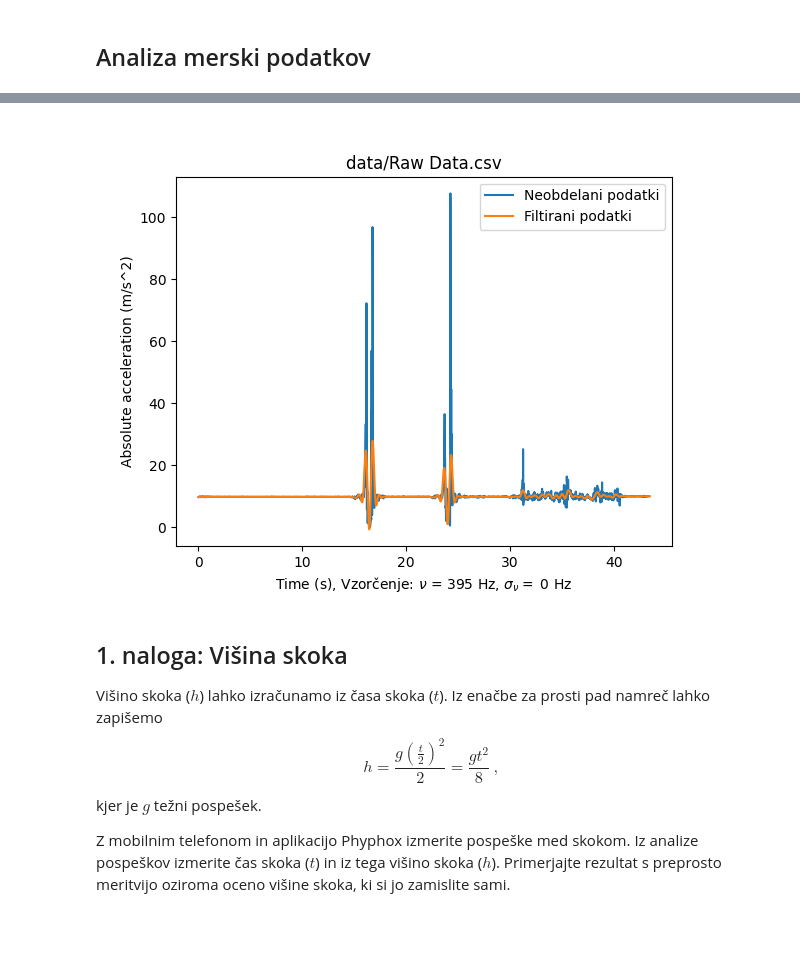
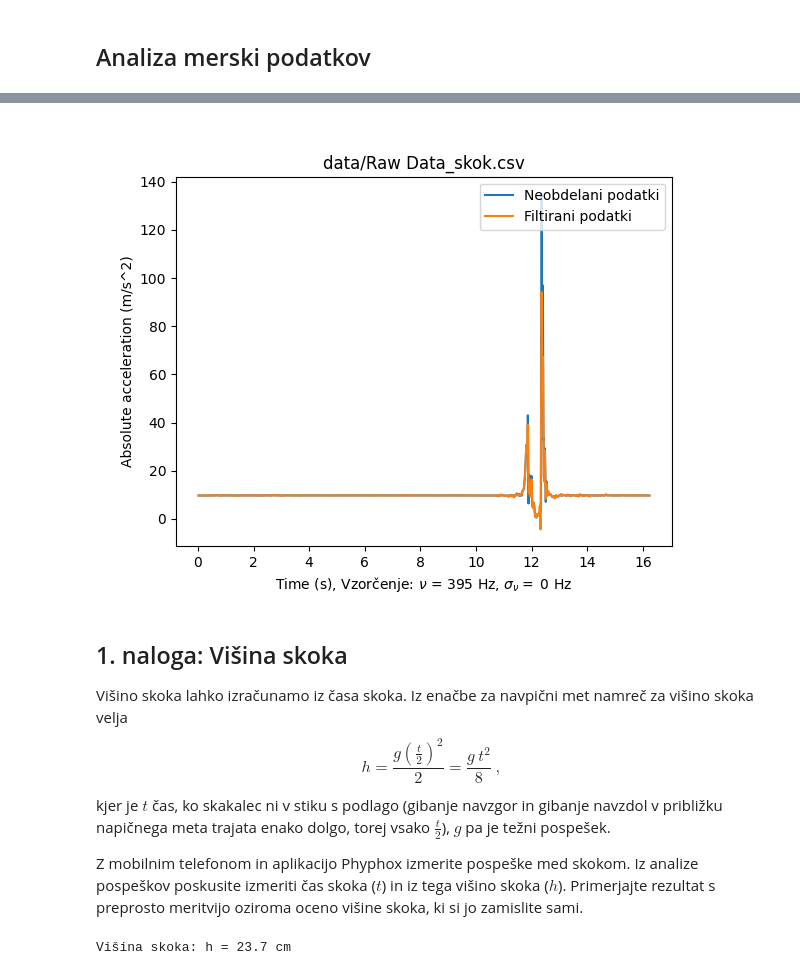
Before and after one commit to mihaf/bm, a Jupyter notebook: content/vajaBM1.ipynb, the cells around one changed output, grey strips where cells are left out. Drawn from its saved outputs; the diff is of its cells as text; code cells hidden in the pictures; blank space fills up the shorter version.

```diff
--- a/content/vajaBM1.ipynb
+++ b/content/vajaBM1.ipynb
@@ -78,7 +78,7 @@ Včasih je koristno merske podatke filtrirati. V biomehaniki to pogosto storimo
 # %% [markdown]
 ## Analiza merski podatkov
 # %%
-measurement = 'data/Raw Data.csv'
+measurement = 'data/Raw Data_skok.csv'
 print(f'Berem datoteko: \"{measurement}\"')
 pd.read_csv(measurement)
 # %% [output]
@@ -99,19 +99,19 @@ Berem datoteko: "data/Raw Data.csv"
 # %%
 # Izberi podatke za prikaz:
 ydataNo = 4 # Zaporedna številka stolpca za analizo
 Start = 0 # Začetek intervala [s]
 Interval = 0  # Dolžina intervala [s]. Izberi 0 za celoten interval.
 
 # Filtriranje signala z Butherworthovim filtrom (odreže visoke frekvence):
 order = 5 # Red filtra. Lahko pustite kar 5.
-CNr = 0.01 #  Poskusite 0.01 and 0.1. Izbira je možna v intervalu (0,1). CNr predstavlja f_crit/f_Nyquist filtra.
+CNr = 0.1 #  Poskusite 0.01 and 0.1. Izbira je možna v intervalu (0,1). CNr predstavlja f_crit/f_Nyquist filtra.
 AnalyzeSignal(pd.read_csv(measurement),ydataNo,order,CNr, Start,Interval)
 # %% [output]
-[figure, old version]
+[figure, new version]
 # %% [markdown]
 ## 1. naloga: Višina skoka
-Višino skoka ($h$) lahko izračunamo iz časa skoka ($t$). Iz enačbe za prosti pad namreč lahko zapišemo
-$$h = \frac{g \left(\frac{t}{2}\right)^2}{2} = \frac{g t^2}{8} \: ,$$
-kjer je $g$ težni pospešek.
+Višino skoka lahko izračunamo iz časa skoka. Iz enačbe za navpični met namreč za višino skoka velja
+$$h = \frac{g \left(\frac{t}{2}\right)^2}{2} = \frac{g\: t^2}{8} \: ,$$
+kjer je $t$ čas, ko skakalec ni v stiku s podlago (gibanje navzgor in gibanje navzdol v približku napičnega meta trajata enako dolgo, torej vsako $\frac{t}{2}$), $g$ pa je težni pospešek.
 
-Z mobilnim telefonom in aplikacijo Phyphox izmerite pospeške med skokom. Iz analize pospeškov izmerite čas skoka ($t$) in iz tega višino skoka ($h$). Primerjajte rezultat s preprosto meritvijo oziroma oceno višine skoka, ki si jo zamislite sami.
+Z mobilnim telefonom in aplikacijo Phyphox izmerite pospeške med skokom. Iz analize pospeškov poskusite izmeriti čas skoka ($t$) in iz tega višino skoka ($h$). Primerjajte rezultat s preprosto meritvijo oziroma oceno višine skoka, ki si jo zamislite sami.
@@ -118,2 +121,9 @@ Z mobilnim telefonom in aplikacijo Phyphox izmerite pospeške med skokom. Iz ana
+# %%
+t = td - to
+g = 9.81
+h=g*t**2/8
+print(f'Višina skoka: h = {h*100:.1f} cm')
+# %% [output]
+Višina skoka: h = 23.7 cm
 # %% [markdown]
 ## 2. naloga: Časovno merjeni test vstani in pojdi
```
Also changed, not shown: parts of 4 cells of this notebook, 1 other file.
